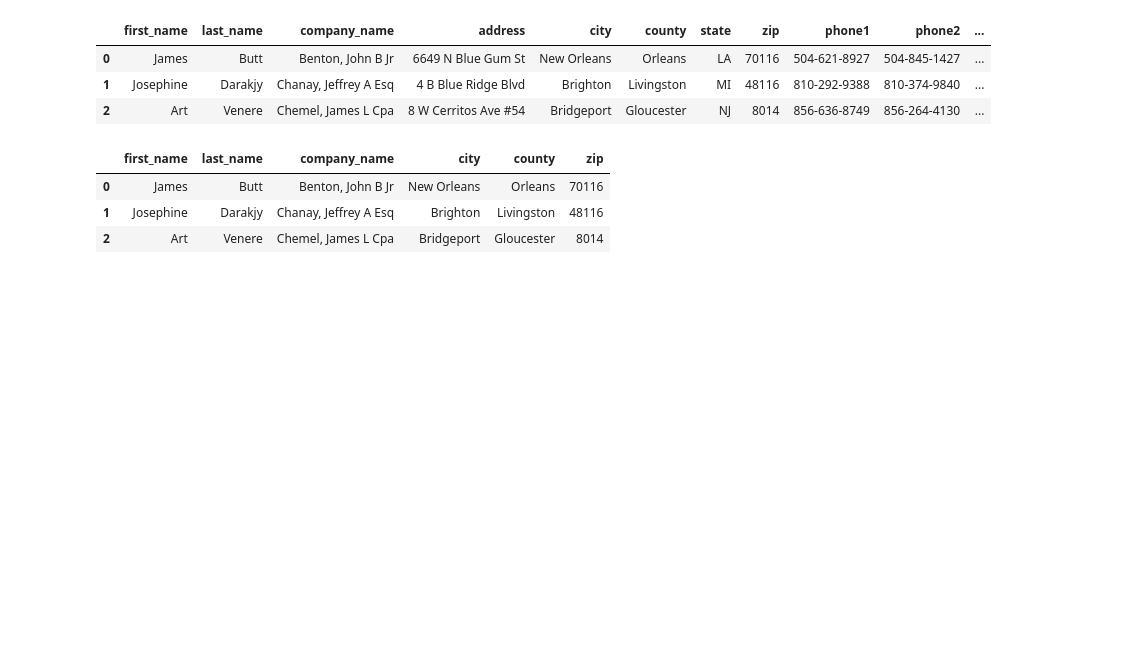
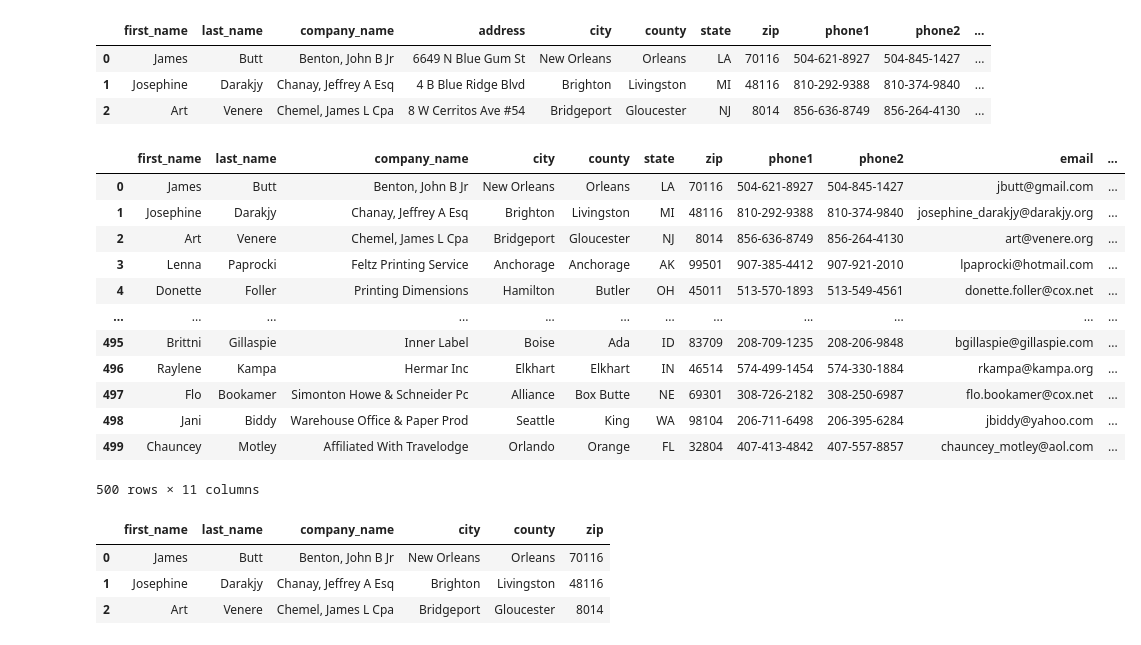
Before and after one commit to waqarkhan1000/Numpy-Panda, a Jupyter notebook: Pandas.ipynb, the cells around one changed output. Cells and saved outputs as stored; diff of their text form; code cells hidden in the pictures; blank space fills up the shorter version.

```diff
--- a/Pandas.ipynb
+++ b/Pandas.ipynb
@@ -559,13 +641,29 @@ df.replace([1,3],[100,300]) #replace 1 with 100 and 3 with 300
 Apply function
 # %%
 #Manipulating a dataframe
-df = pd.read_csv('/content/USrecord.csv')
+df = pd.read_csv('us-500.csv')
 df.head(3)
 # %% [output]
 |  | first_name | last_name | company_name | address | city | county | state | zip | phone1 | phone2 | ... |
 | 0 | James | Butt | Benton, John B Jr | 6649 N Blue Gum St | New Orleans | Orleans | LA | 70116 | 504-621-8927 | 504-845-1427 | ... |
 | 1 | Josephine | Darakjy | Chanay, Jeffrey A Esq | 4 B Blue Ridge Blvd | Brighton | Livingston | MI | 48116 | 810-292-9388 | 810-374-9840 | ... |
 | 2 | Art | Venere | Chemel, James L Cpa | 8 W Cerritos Ave #54 | Bridgeport | Gloucester | NJ | 8014 | 856-636-8749 | 856-264-4130 | ... |
+# %%
+df
+# %% [output]
+|  | first_name | last_name | company_name | city | county | state | zip | phone1 | phone2 | email | ... |
+| 0 | James | Butt | Benton, John B Jr | New Orleans | Orleans | LA | 70116 | 504-621-8927 | 504-845-1427 | jbutt@gmail.com | ... |
+| 1 | Josephine | Darakjy | Chanay, Jeffrey A Esq | Brighton | Livingston | MI | 48116 | 810-292-9388 | 810-374-9840 | josephine_darakjy@darakjy.org | ... |
+| 2 | Art | Venere | Chemel, James L Cpa | Bridgeport | Gloucester | NJ | 8014 | 856-636-8749 | 856-264-4130 | art@venere.org | ... |
+| 3 | Lenna | Paprocki | Feltz Printing Service | Anchorage | Anchorage | AK | 99501 | 907-385-4412 | 907-921-2010 | lpaprocki@hotmail.com | ... |
+| 4 | Donette | Foller | Printing Dimensions | Hamilton | Butler | OH | 45011 | 513-570-1893 | 513-549-4561 | donette.foller@cox.net | ... |
+| ... | ... | ... | ... | ... | ... | ... | ... | ... | ... | ... | ... |
+| 495 | Brittni | Gillaspie | Inner Label | Boise | Ada | ID | 83709 | 208-709-1235 | 208-206-9848 | bgillaspie@gillaspie.com | ... |
+| 496 | Raylene | Kampa | Hermar Inc | Elkhart | Elkhart | IN | 46514 | 574-499-1454 | 574-330-1884 | rkampa@kampa.org | ... |
+| 497 | Flo | Bookamer | Simonton Howe & Schneider Pc | Alliance | Box Butte | NE | 69301 | 308-726-2182 | 308-250-6987 | flo.bookamer@cox.net | ... |
+| 498 | Jani | Biddy | Warehouse Office & Paper Prod | Seattle | King | WA | 98104 | 206-711-6498 | 206-395-6284 | jbiddy@yahoo.com | ... |
+| 499 | Chauncey | Motley | Affiliated With Travelodge | Orlando | Orange | FL | 32804 | 407-413-4842 | 407-557-8857 | chauncey_motley@aol.com | ... |
+500 rows × 11 columns
 # %%
 column_to_present = ['first_name', 'last_name', 'company_name', 'city', 'county', 'zip']
 df = df[column_to_present]
```
Also changed, not shown: parts of 37 cells of this notebook, 2 other files.
